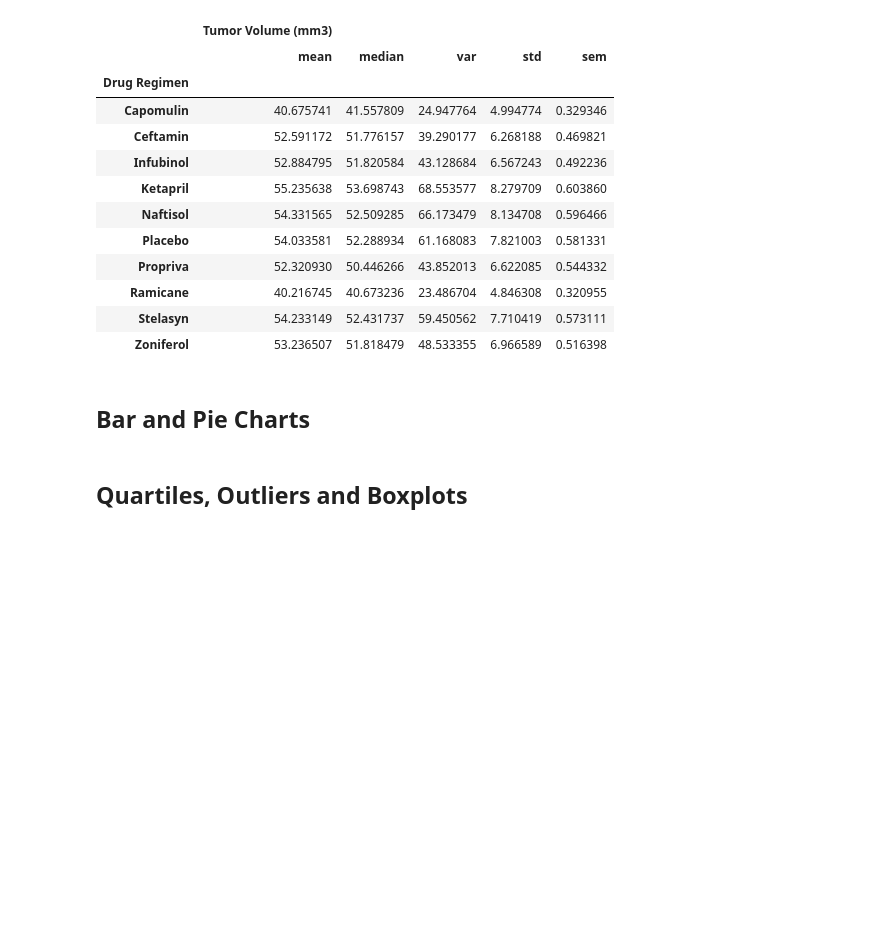
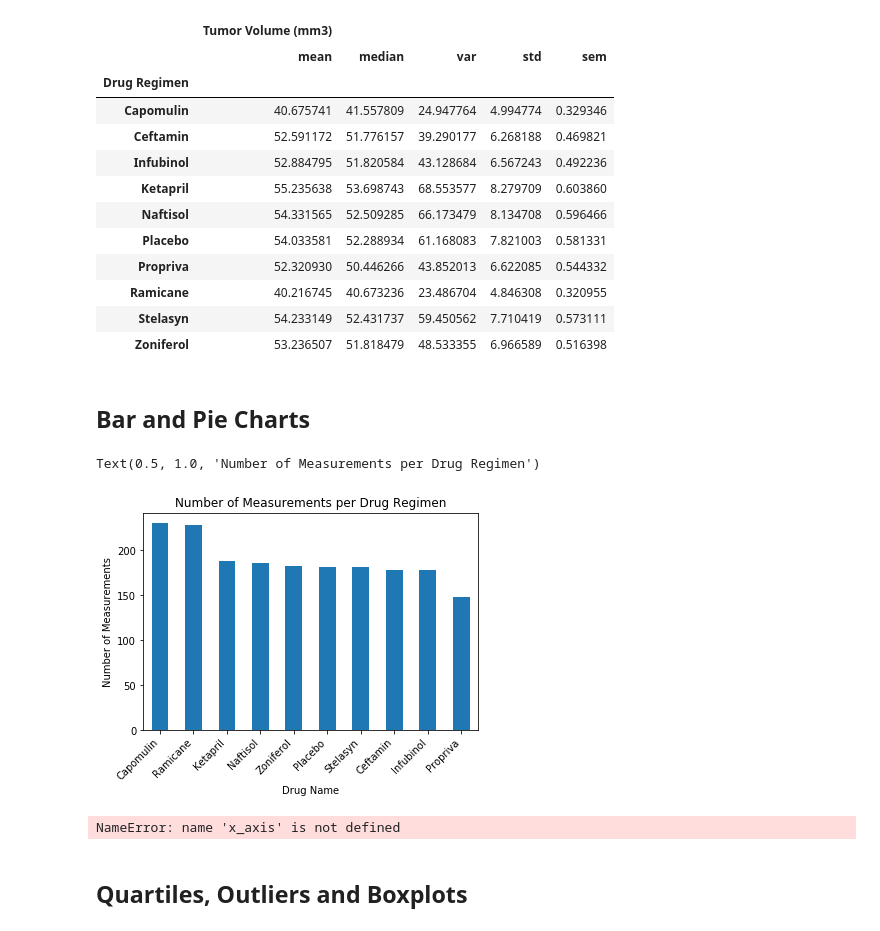
Before and after one commit to briennecole/matplotlib_challenge, a Jupyter notebook: pymaceuticals_challenge.ipynb, the cells around one changed output. Saved outputs shown, nothing was run; the diff lists cells and outputs as text; code cells hidden in the pictures; blank space fills up the shorter version.

```diff
--- a/pymaceuticals_challenge.ipynb
+++ b/pymaceuticals_challenge.ipynb
@@ -170,8 +168,26 @@ tumor_vol
 ## Bar and Pie Charts
 # %%
 # Generate a bar plot showing the total number of measurements taken on each drug regimen using pandas.
+num_measurements = clean_data["Drug Regimen"].value_counts()
+num_measurements
+
+pandas_bar = num_measurements.plot(kind="bar")
+plt.xticks(rotation=45, ha='right')
+plt.xlabel("Drug Name")
+plt.ylabel("Number of Measurements")
+plt.title("Number of Measurements per Drug Regimen")
+# %% [output]
+Text(0.5, 1.0, 'Number of Measurements per Drug Regimen')
+[figure, added]
 # %%
 # Generate a bar plot showing the total number of measurements taken on each drug regimen using pyplot.
+num_measurements = clean_data["Drug Regimen"].value_counts()
+num_measurements
+
+plt.bar(x_axis, num_measurements)
+xaxis = clean_data["Drug Regimen"]
+# %% [output]
+NameError: name 'x_axis' is not defined
 # %%
 # Generate a pie plot showing the distribution of female versus male mice using pandas
 # %%
```
Also changed, not shown: parts of 2 cells of this notebook.
